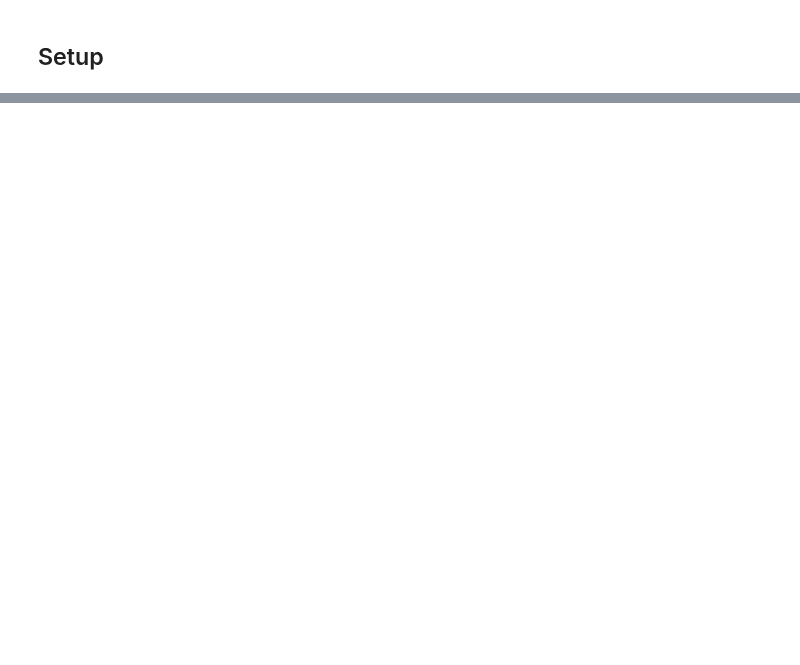
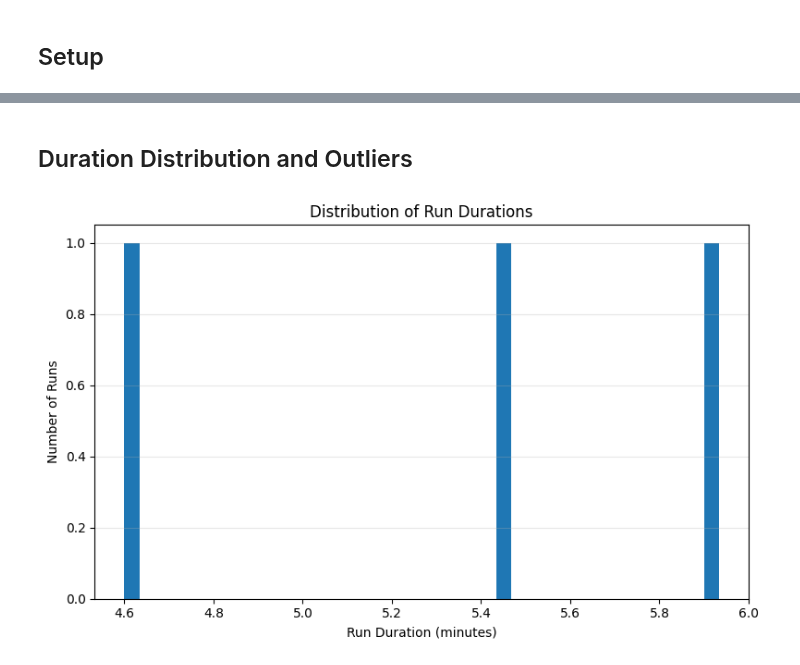
Before and after one commit to diverse-cognitive-systems-group/dcs-simulation-engine, a Jupyter notebook: analysis/usability/System Performance Analysis.ipynb, the cells around one changed output, grey strips where cells are left out. Cells and saved outputs as stored; diff of their text form; code cells hidden in the pictures; blank space fills up the shorter version.

```diff
--- a/analysis/usability/System Performance Analysis.ipynb
+++ b/analysis/usability/System Performance Analysis.ipynb
@@ -77,0 +141,17 @@ logs_df.head()
+# %% [markdown]
+## Duration Distribution and Outliers
+# %%
+plt.figure(figsize=(8, 5))
+
+(view_df["duration_sec"] / 60).plot.hist(bins=40)
+
+plt.title("Distribution of Run Durations")
+plt.xlabel("Run Duration (minutes)")
+plt.ylabel("Number of Runs")
+
+plt.grid(axis="y", alpha=0.3)
+
+plt.tight_layout()
+plt.show()
+# %% [output]
+[figure, added]
```
Also changed, not shown: parts of 49 cells of this notebook, 8 other files.
